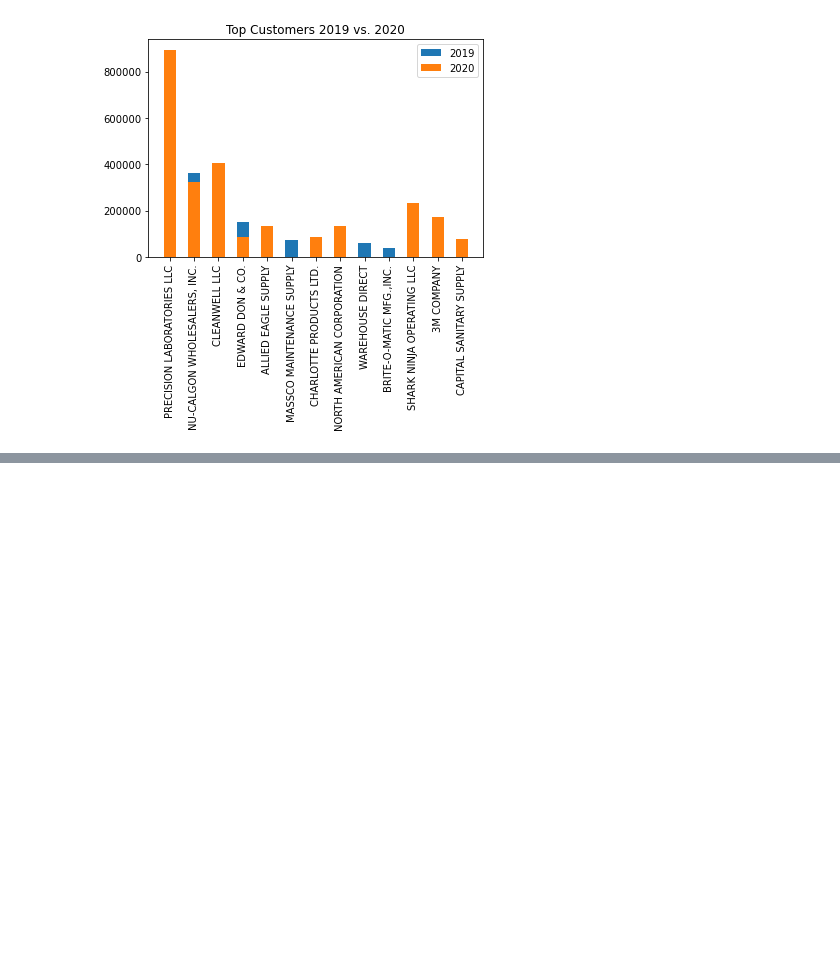
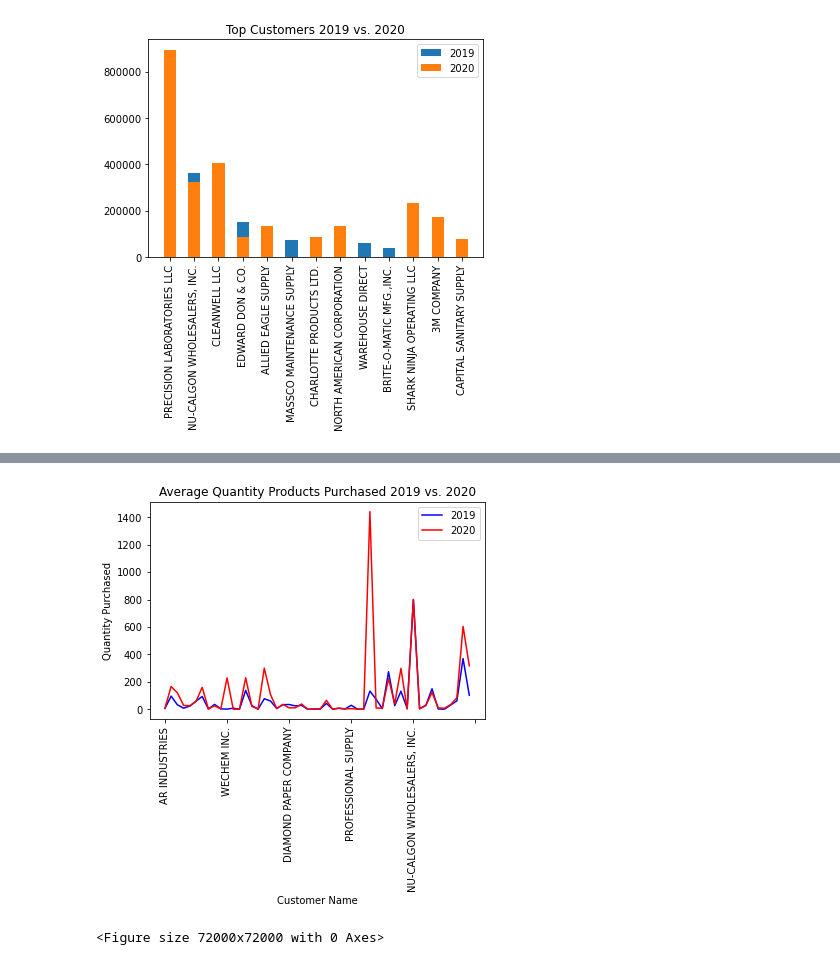
Before and after one commit to aadeba5/Project1, a Jupyter notebook: Nuance_Kayla.ipynb, the cells around one changed output, grey strips where cells are left out. Drawn from its saved outputs; the diff is of its cells as text; code cells hidden in the pictures; blank space fills up the shorter version.

```diff
--- a/Nuance_Kayla.ipynb
+++ b/Nuance_Kayla.ipynb
@@ -184,0 +187,4 @@ plt.show()
+# %%
+#customers and avg quantity
+avg_quantity_2019 = twenty_19_sales.groupby(["name_cust"]).mean()
+avg_quantity_2019
@@ -184,0 +206,3 @@ plt.show()
+# %%
+avg_quantity_2020 = twenty_20_sales.groupby(["name_cust"]).mean()
+avg_quantity_2020
@@ -184,0 +224,3 @@ plt.show()
+# %%
+merged_average = pd.merge(avg_quantity_2019, avg_quantity_2020, on="name_cust").reset_index().sample(50)
+merged_average
@@ -184,0 +245,16 @@ plt.show()
+# %%
+ax=plt.gca()
+
+merged_average.plot(kind='line', x='name_cust', y='qty_ship_x', color="blue", ax=ax)
+merged_average.plot(kind='line', x='name_cust', y='qty_ship_y', color="red", ax=ax)
+
+plt.xlabel("Customer Name")
+plt.ylabel("Quantity Purchased")
+plt.title("Average Quantity Products Purchased 2019 vs. 2020")
+plt.legend(['2019', '2020'], loc='upper right')
+plt.xticks(rotation=90)
+plt.figure(figsize=(1000,1000))
+plt.show()
+# %% [output]
+[figure, added]
+<Figure size 72000x72000 with 0 Axes>
```
Also changed, not shown: parts of 5 cells of this notebook.
